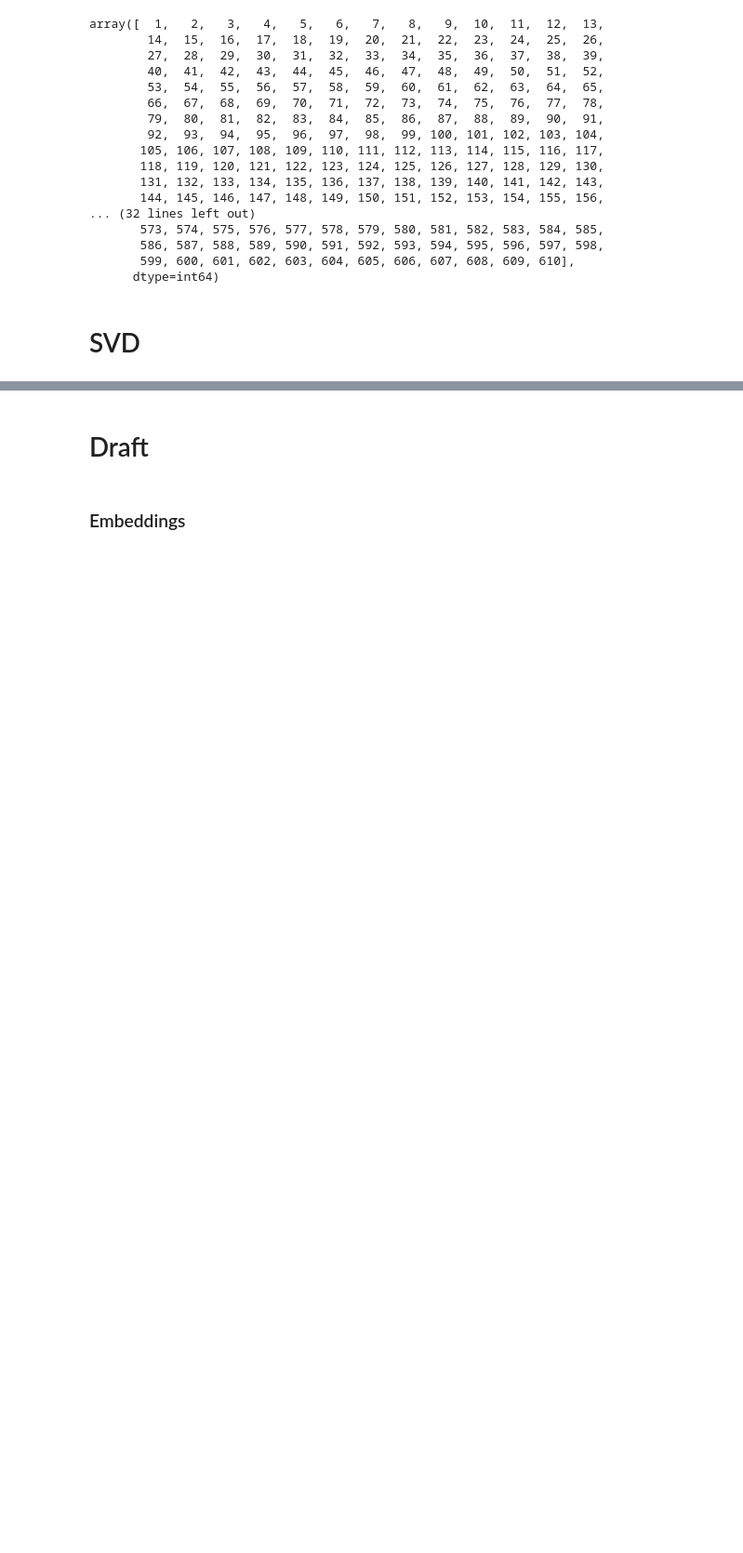
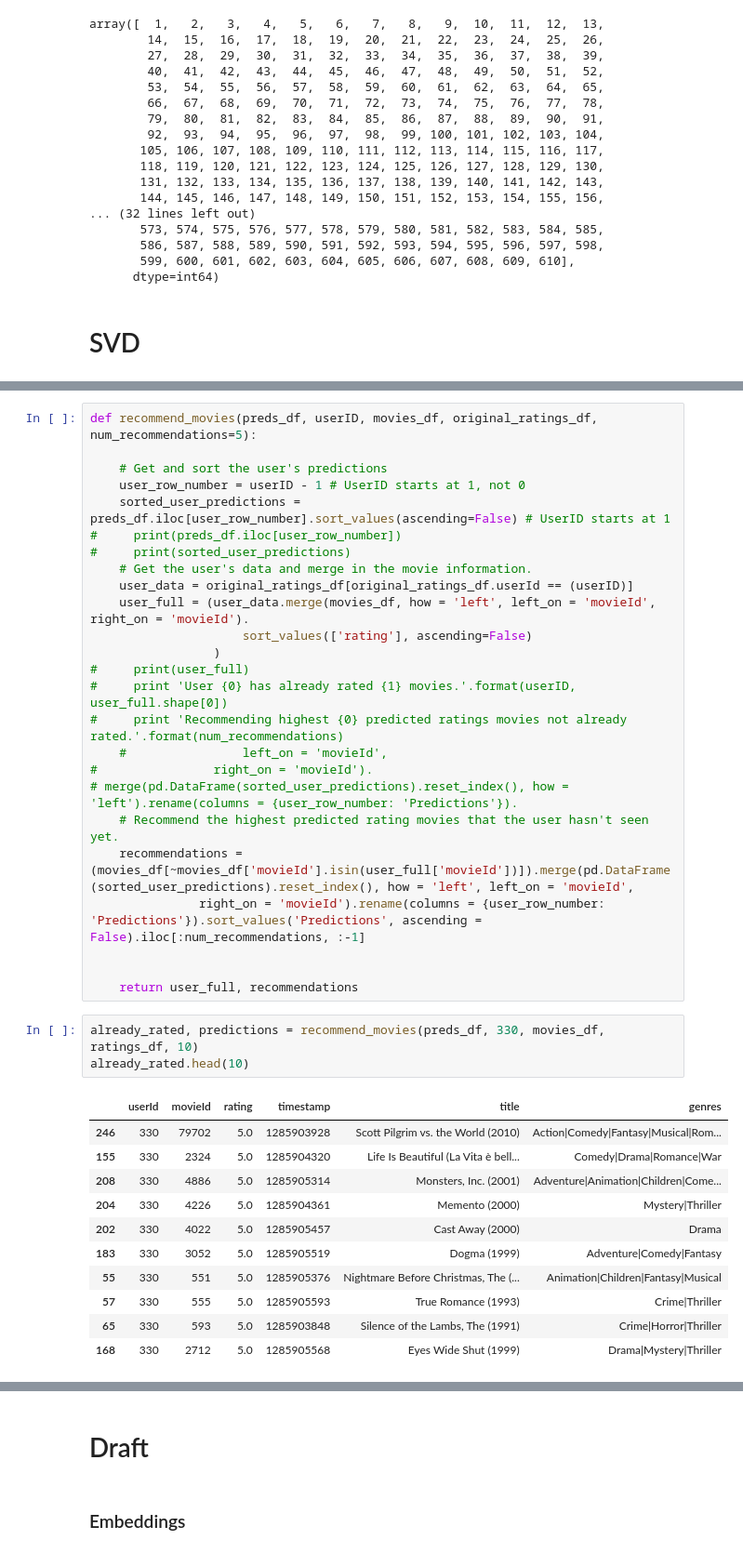
Before and after one commit to papadopoulosMichail/RecSys-using-LearningToRank, a Jupyter notebook: Spotlight .ipynb, the cells around one changed output, grey strips where cells are left out. Shown at 93% size. Cells and saved outputs as stored; diff of their text form; blank space fills up the shorter version.

```diff
--- a/Spotlight .ipynb
+++ b/Spotlight .ipynb
@@ -304,0 +357,40 @@ array([  1,   2,   3,   4,   5,   6,   7,   8,   9,  10,  11,  12,  13,
+# %%
+def recommend_movies(preds_df, userID, movies_df, original_ratings_df, num_recommendations=5):
+
+    # Get and sort the user's predictions
+    user_row_number = userID - 1 # UserID starts at 1, not 0
+    sorted_user_predictions = preds_df.iloc[user_row_number].sort_values(ascending=False) # UserID starts at 1
+#     print(preds_df.iloc[user_row_number])
+#     print(sorted_user_predictions)
+    # Get the user's data and merge in the movie information.
+    user_data = original_ratings_df[original_ratings_df.userId == (userID)]
+    user_full = (user_data.merge(movies_df, how = 'left', left_on = 'movieId', right_on = 'movieId').
+                     sort_values(['rating'], ascending=False)
+                 )
+#     print(user_full)
+#     print 'User {0} has already rated {1} movies.'.format(userID, user_full.shape[0])
+#     print 'Recommending highest {0} predicted ratings movies not already rated.'.format(num_recommendations)
+    #                left_on = 'movieId',
+#                right_on = 'movieId').
+# merge(pd.DataFrame(sorted_user_predictions).reset_index(), how = 'left').rename(columns = {user_row_number: 'Predictions'}).
+    # Recommend the highest predicted rating movies that the user hasn't seen yet.
+    recommendations = (movies_df[~movies_df['movieId'].isin(user_full['movieId'])]).merge(pd.DataFrame(sorted_user_predictions).reset_index(), how = 'left', left_on = 'movieId',
+               right_on = 'movieId').rename(columns = {user_row_number: 'Predictions'}).sort_values('Predictions', ascending = False).iloc[:num_recommendations, :-1]
+
+
+    return user_full, recommendations
+# %%
+already_rated, predictions = recommend_movies(preds_df, 330, movies_df, ratings_df, 10)
+already_rated.head(10)
+# %% [output]
+|  | userId | movieId | rating | timestamp | title | genres |
+| 246 | 330 | 79702 | 5.0 | 1285903928 | Scott Pilgrim vs. the World (2010) | Action|Comedy|Fantasy|Musical|Rom... |
+| 155 | 330 | 2324 | 5.0 | 1285904320 | Life Is Beautiful (La Vita è bell... | Comedy|Drama|Romance|War |
+| 208 | 330 | 4886 | 5.0 | 1285905314 | Monsters, Inc. (2001) | Adventure|Animation|Children|Come... |
+| 204 | 330 | 4226 | 5.0 | 1285904361 | Memento (2000) | Mystery|Thriller |
+| 202 | 330 | 4022 | 5.0 | 1285905457 | Cast Away (2000) | Drama |
+| 183 | 330 | 3052 | 5.0 | 1285905519 | Dogma (1999) | Adventure|Comedy|Fantasy |
+| 55 | 330 | 551 | 5.0 | 1285905376 | Nightmare Before Christmas, The (... | Animation|Children|Fantasy|Musical |
+| 57 | 330 | 555 | 5.0 | 1285905593 | True Romance (1993) | Crime|Thriller |
+| 65 | 330 | 593 | 5.0 | 1285903848 | Silence of the Lambs, The (1991) | Crime|Horror|Thriller |
+| 168 | 330 | 2712 | 5.0 | 1285905568 | Eyes Wide Shut (1999) | Drama|Mystery|Thriller |
```
Also changed, not shown: parts of 7 cells of this notebook.
